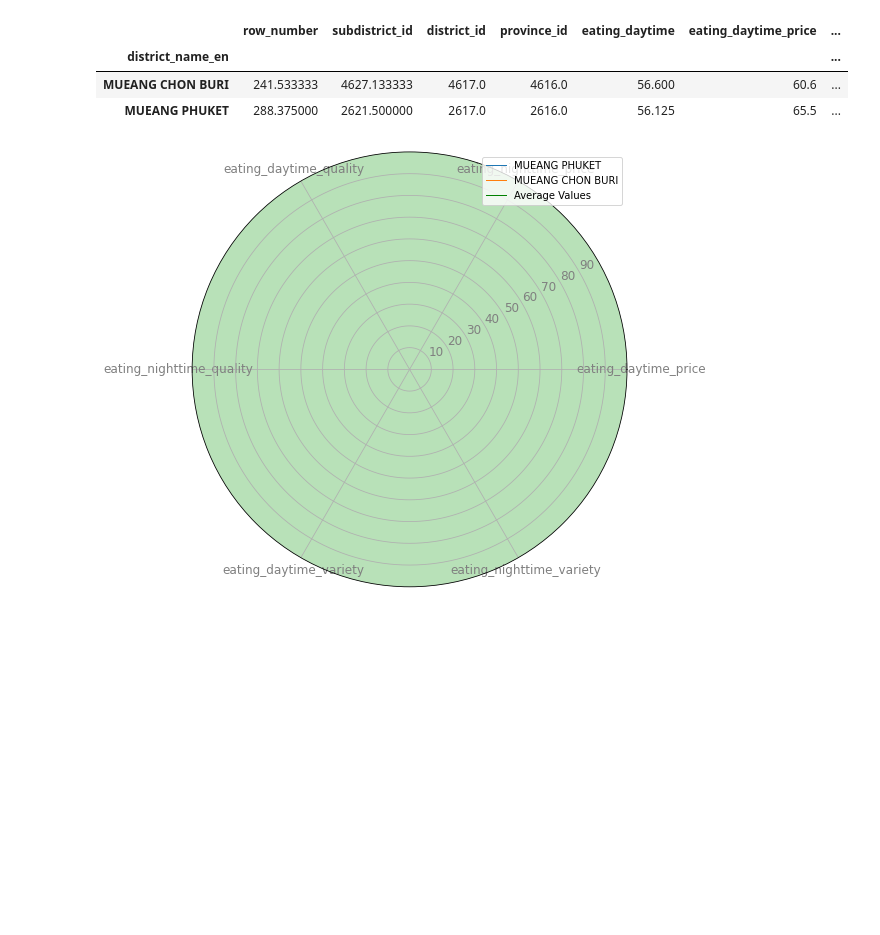
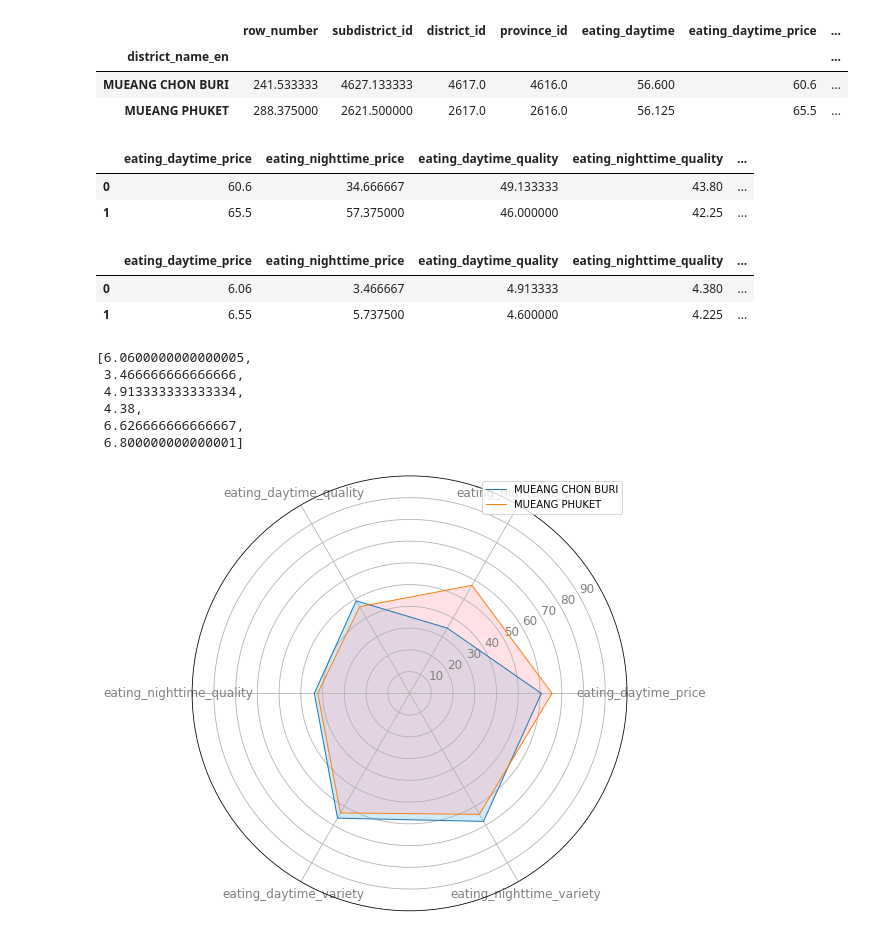
Before and after one commit to Ninkrn/BasicProg_Dataviz65, a Jupyter notebook: DataViz04_Data_Comparison.ipynb, the cells around one changed output. Saved outputs shown, nothing was run; the diff lists cells and outputs as text; code cells hidden in the pictures; blank space fills up the shorter version.

```diff
--- a/DataViz04_Data_Comparison.ipynb
+++ b/DataViz04_Data_Comparison.ipynb
@@ -688,44 +695,60 @@ mydata=mydata.reset_index()[['eating_daytime_price','eating_nighttime_price','ea
 # %%
 mydata['eating_nighttime_price'] = 100 - mydata['eating_nighttime_price']
 mydata['eating_daytime_price'] = 100 - mydata['eating_daytime_price']
+# %%
+mydata
+# %% [output]
+|  | eating_daytime_price | eating_nighttime_price | eating_daytime_quality | eating_nighttime_quality | ... |
+| 0 | 60.6 | 34.666667 | 49.133333 | 43.80 | ... |
+| 1 | 65.5 | 57.375000 | 46.000000 | 42.25 | ... |
+# %%
+mydata = 0.1*mydata
+mydata
+# %% [output]
+|  | eating_daytime_price | eating_nighttime_price | eating_daytime_quality | eating_nighttime_quality | ... |
+| 0 | 6.06 | 3.466667 | 4.913333 | 4.380 | ... |
+| 1 | 6.55 | 5.737500 | 4.600000 | 4.225 | ... |
 # %%
 categories=['eating_daytime_price','eating_nighttime_price','eating_daytime_quality','eating_nighttime_quality','eating_daytime_variety','eating_nighttime_variety']
+# %%
+mydata.loc[0].values.flatten().tolist()
+# %% [output]
+[6.0600000000000005,
+ 3.466666666666666,
+ 4.913333333333334,
+ 4.38,
+ 6.626666666666667,
+ 6.800000000000001]
 # %%
 # คำนวณมุมของแต่ละคุณสมบัติ
 angles = [n / float(len(categories)) * 2 * pi for n in range(len(categories))] ## เปลี่ยน len(categories) เป็นจำนวนคุณสมบัติที่จะ plot
 angles += angles[:1]
 
 # สร้าง background graph
 fig, ax = plt.subplots(nrows=1, ncols=1, figsize=(8, 8),
                        subplot_kw=dict(polar=True))
 
 plt.xticks(angles[:-1], categories, color='grey', size=12)
 plt.yticks(np.arange(1, 10), ['10', '20', '30', '40', '50','60','70','80','90','100'],    ## กำหนด scale ของค่าที่ต้องการแสดง
            color='grey', size=12)
 
 plt.ylim(0, 10)
 ax.set_rlabel_position(30)
 
 # plot คนที่ 1
 val_c1 = mydata.loc[0].values.flatten().tolist()    ## เลือกค่าที่ต้องการแสดง
 val_c1 += val_c1[:1]
 ax.plot(angles, val_c1, linewidth=1,
-        linestyle='solid', label='MUEANG PHUKET')
+        linestyle='solid', label='MUEANG CHON BURI')
 ax.fill(angles, val_c1, 'skyblue', alpha=0.4)     ## เลือกสี
 
 # plot คนที่ 2
 val_c2 = mydata.loc[1].values.flatten().tolist()   ## เลือกค่าที่ต้องการแสดง
 val_c2 += val_c2[:1]
 ax.plot(angles, val_c2, linewidth=1,
-        linestyle='solid', label='MUEANG CHON BURI')
+        linestyle='solid', label='MUEANG PHUKET')
 ax.fill(angles, val_c2, 'lightpink', alpha=0.4)   ## เลือกสี
 
-# plot ค่าเฉลี่ย
-values = mydata.mean().values.flatten().tolist()    ## เลือกค่าที่ต้องการแสดง
-values += values[:1]
-ax.plot(angles, values, linewidth=1, linestyle='solid' , color = 'g', label='Average Values')
-ax.fill(angles, values, 'lightgreen', alpha=0.5)    ## เลือกสี
-
 ax.legend();
 # %% [output]
-[figure, old version]
+[figure, new version]
```
Also changed, not shown: parts of 5 cells of this notebook.
